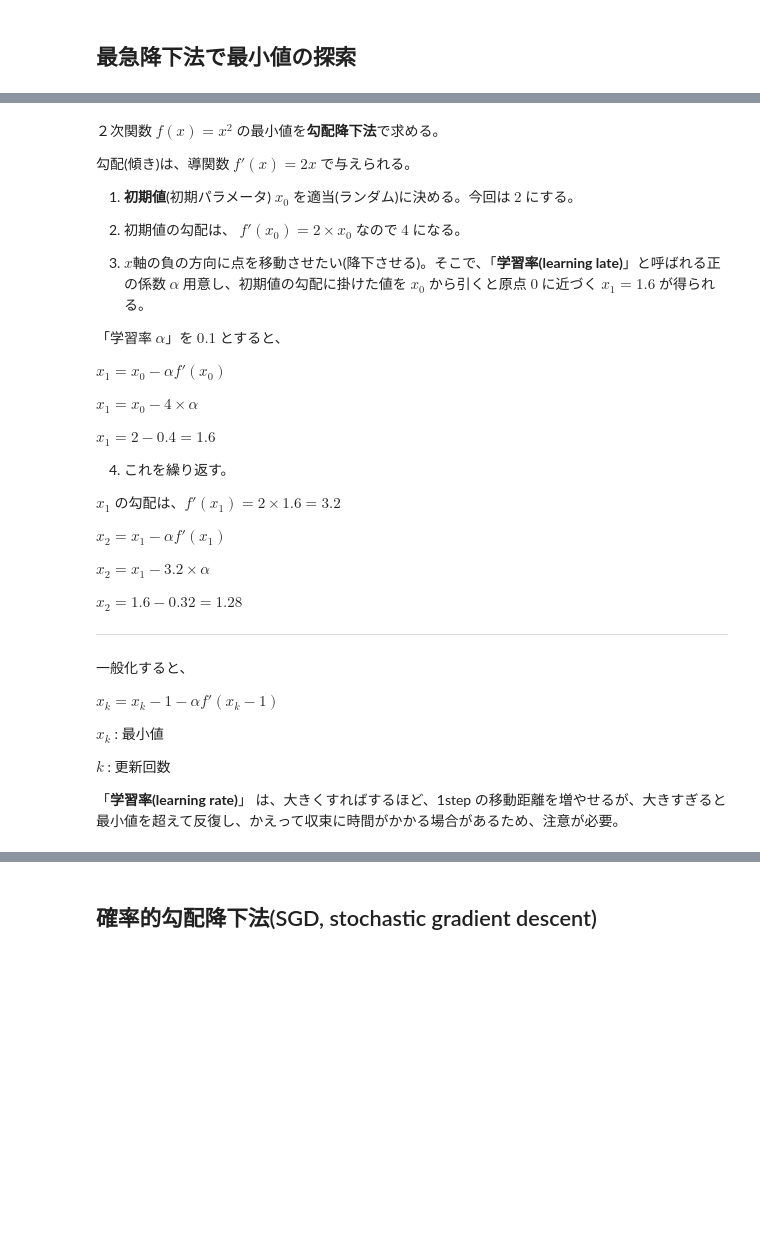
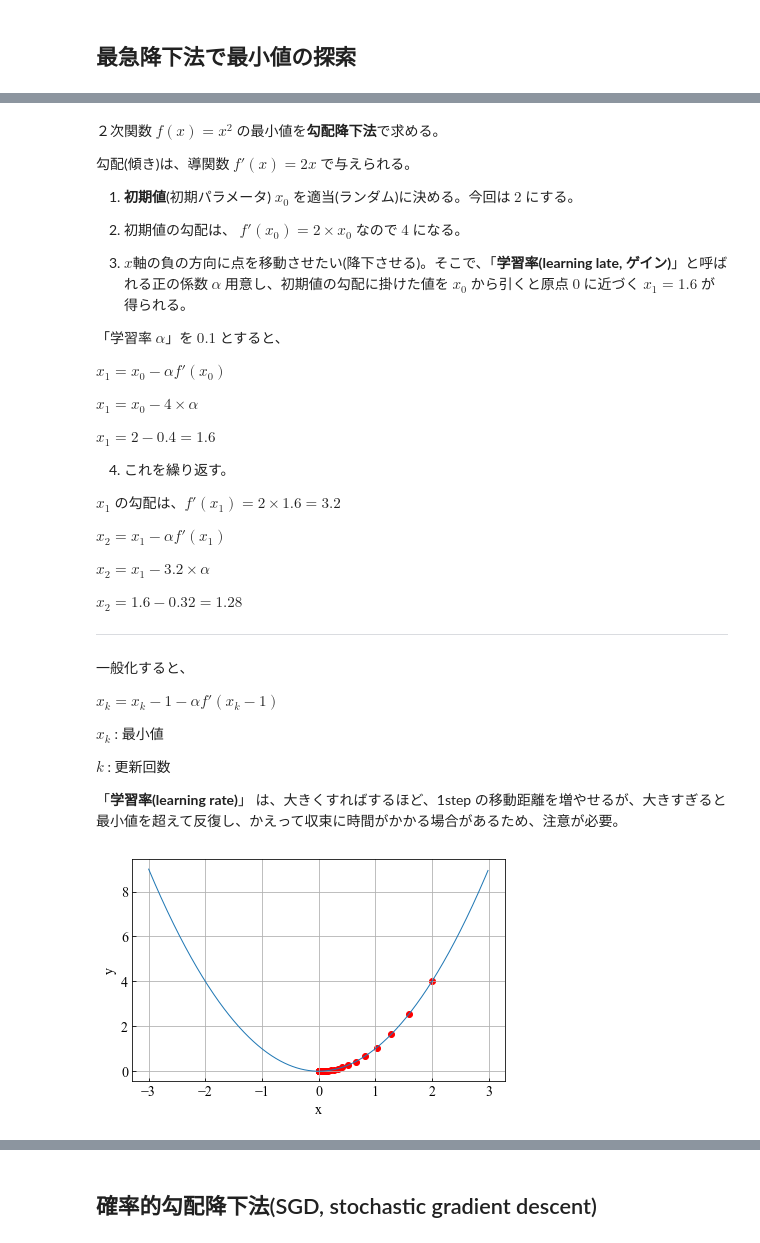
Before and after one commit to Tonoyama/Keras-Study, a Jupyter notebook: optimization.ipynb, the cells around one changed output, grey strips where cells are left out. Drawn from its saved outputs; the diff is of its cells as text; code cells hidden in the pictures; blank space fills up the shorter version.

```diff
--- a/optimization.ipynb
+++ b/optimization.ipynb
@@ -150,7 +145,7 @@ plt.show()
 
 2. 初期値の勾配は、 $f'(x_0) = 2 \times x_0$ なので $4$ になる。
 
-3. $x$軸の負の方向に点を移動させたい(降下させる)。そこで、「**学習率(learning late)**」と呼ばれる正の係数 $\alpha$ 用意し、初期値の勾配に掛けた値を $x_0$ から引くと原点 $0$ に近づく $x_1 = 1.6$ が得られる。
+3. $x$軸の負の方向に点を移動させたい(降下させる)。そこで、「**学習率(learning late, ゲイン)**」と呼ばれる正の係数 $\alpha$ 用意し、初期値の勾配に掛けた値を $x_0$ から引くと原点 $0$ に近づく $x_1 = 1.6$ が得られる。
 
 「学習率 $\alpha$」を $0.1$ とすると、
 
@@ -181,3 +176,53 @@ $x_k$ : 最小値
 $k$ : 更新回数
 
 「**学習率(learning rate)**」 は、大きくすればするほど、1step の移動距離を増やせるが、大きすぎると最小値を超えて反復し、かえって収束に時間がかかる場合があるため、注意が必要。
+# %%
+import numpy as np
+from matplotlib import pyplot as plt
+
+# グラフプロット用基準関数
+def f(x):
+    y = x ** 2
+    return y
+
+# 基準関数の導関数
+def df(x):
+    dy = 2 * x
+    return dy
+
+# 勾配降下法に必要なパラメータ
+lr = 0.1                           # 学習率
+max_iteration = 1000                # 最大反復回数
+x0 = 2                             # 初期値
+x_pred = [x0]                       # 描画用軌跡リスト(初期値をプリセット)
+
+# 最大反復回数まで計算する
+for i in range(max_iteration):
+    x0 = x0 - lr * df(x0)          # 勾配降下法
+    x_pred.append(x0)               # 軌跡をリストに追加
+
+x_pred = np.array(x_pred)           # 描画用にnumpy配列変換
+
+# 基準関数の表示用
+x = np.arange(-3, 3, 0.01)
+y = f(x)
+
+
+fig = plt.figure()
+ax1 = fig.add_subplot(111)
+
+# 軸のラベルを設定する。
+ax1.set_xlabel('x')
+ax1.set_ylabel('y')
+plt.grid()
+
+# データプロットの準備。
+ax1.plot(x, y, lw=1)
+ax1.scatter(x_pred, f(x_pred), color='red')
+
+# グラフを表示する。
+fig.tight_layout()
+plt.show()
+plt.close()
+# %% [output]
+[figure, added]
```
Also changed, not shown: parts of 5 cells of this notebook.
